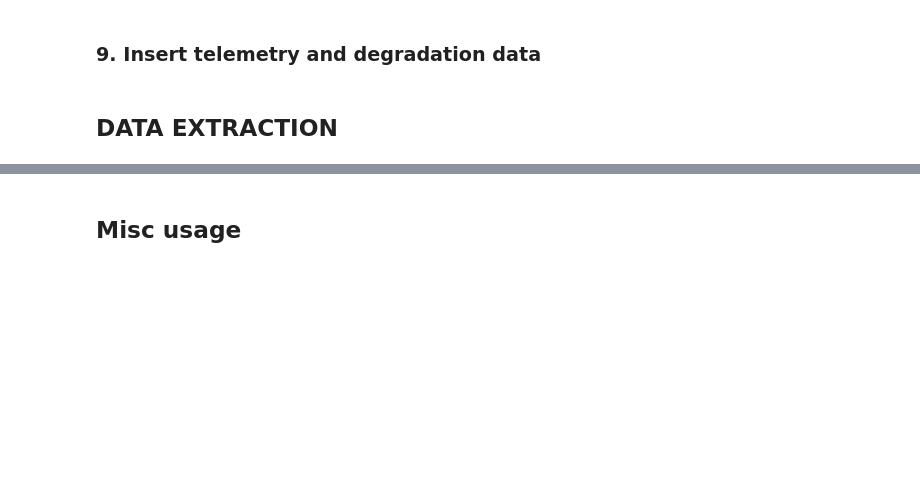
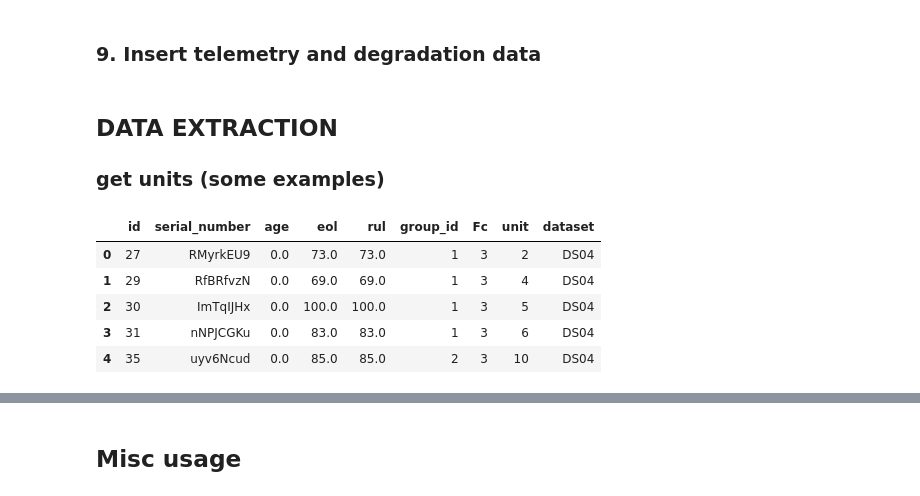
Before and after one commit to darrahts/phm2021_data_challenge, a Jupyter notebook: notebooks/database_api_ncmapss.ipynb, the cells around one changed output, grey strips where cells are left out. Drawn from its saved outputs; the diff is of its cells as text; code cells hidden in the pictures; blank space fills up the shorter version.

```diff
--- a/notebooks/database_api_ncmapss.ipynb
+++ b/notebooks/database_api_ncmapss.ipynb
@@ -266,3 +266,16 @@ api.batch_insert(df=df[degradation_cols],
                  verbose=True)
 # %% [markdown]
 ## DATA EXTRACTION
+### get units (some examples)
+# %%
+api._get_units(group_id=[1,2],
+               Fc=[1,3],
+               datasets=['DS04'],
+               db=db)
+# %% [output]
+|  | id | serial_number | age | eol | rul | group_id | Fc | unit | dataset |
+| 0 | 27 | RMyrkEU9 | 0.0 | 73.0 | 73.0 | 1 | 3 | 2 | DS04 |
+| 1 | 29 | RfBRfvzN | 0.0 | 69.0 | 69.0 | 1 | 3 | 4 | DS04 |
+| 2 | 30 | ImTqIJHx | 0.0 | 100.0 | 100.0 | 1 | 3 | 5 | DS04 |
+| 3 | 31 | nNPJCGKu | 0.0 | 83.0 | 83.0 | 1 | 3 | 6 | DS04 |
+| 4 | 35 | uyv6Ncud | 0.0 | 85.0 | 85.0 | 2 | 3 | 10 | DS04 |
```
Also changed, not shown: parts of 4 cells of this notebook, 1 other file.
